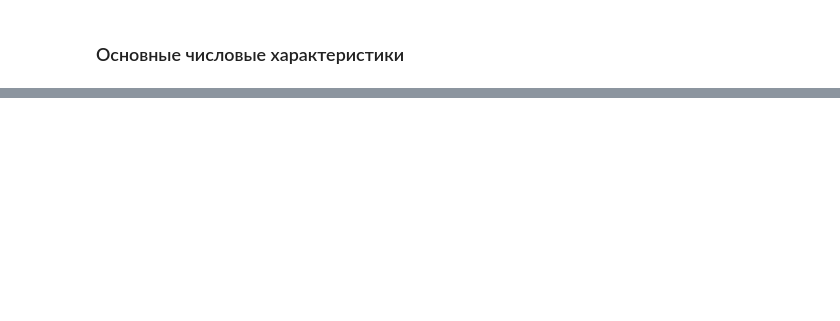
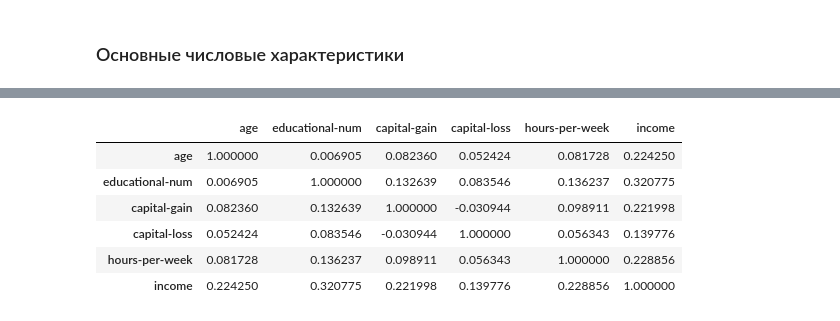
Before and after one commit to Makerov/Adult_Income_Raiff, a Jupyter notebook: income_forecast.ipynb, the cells around one changed output, grey strips where cells are left out. Cells and saved outputs as stored; diff of their text form; code cells hidden in the pictures; blank space fills up the shorter version.

```diff
--- a/income_forecast.ipynb
+++ b/income_forecast.ipynb
@@ -250,0 +260,13 @@ corr.style.background_gradient(cmap='coolwarm')
+# %%
+data = data.drop(['fnlwgt'],axis=1)
+# %%
+corr = data.corr()
+corr.style.background_gradient(cmap='coolwarm')
+# %% [output]
+|  | age | educational-num | capital-gain | capital-loss | hours-per-week | income |
+| age | 1.000000 | 0.006905 | 0.082360 | 0.052424 | 0.081728 | 0.224250 |
+| educational-num | 0.006905 | 1.000000 | 0.132639 | 0.083546 | 0.136237 | 0.320775 |
+| capital-gain | 0.082360 | 0.132639 | 1.000000 | -0.030944 | 0.098911 | 0.221998 |
+| capital-loss | 0.052424 | 0.083546 | -0.030944 | 1.000000 | 0.056343 | 0.139776 |
+| hours-per-week | 0.081728 | 0.136237 | 0.098911 | 0.056343 | 1.000000 | 0.228856 |
+| income | 0.224250 | 0.320775 | 0.221998 | 0.139776 | 0.228856 | 1.000000 |
```
Also changed, not shown: parts of 20 cells of this notebook.
